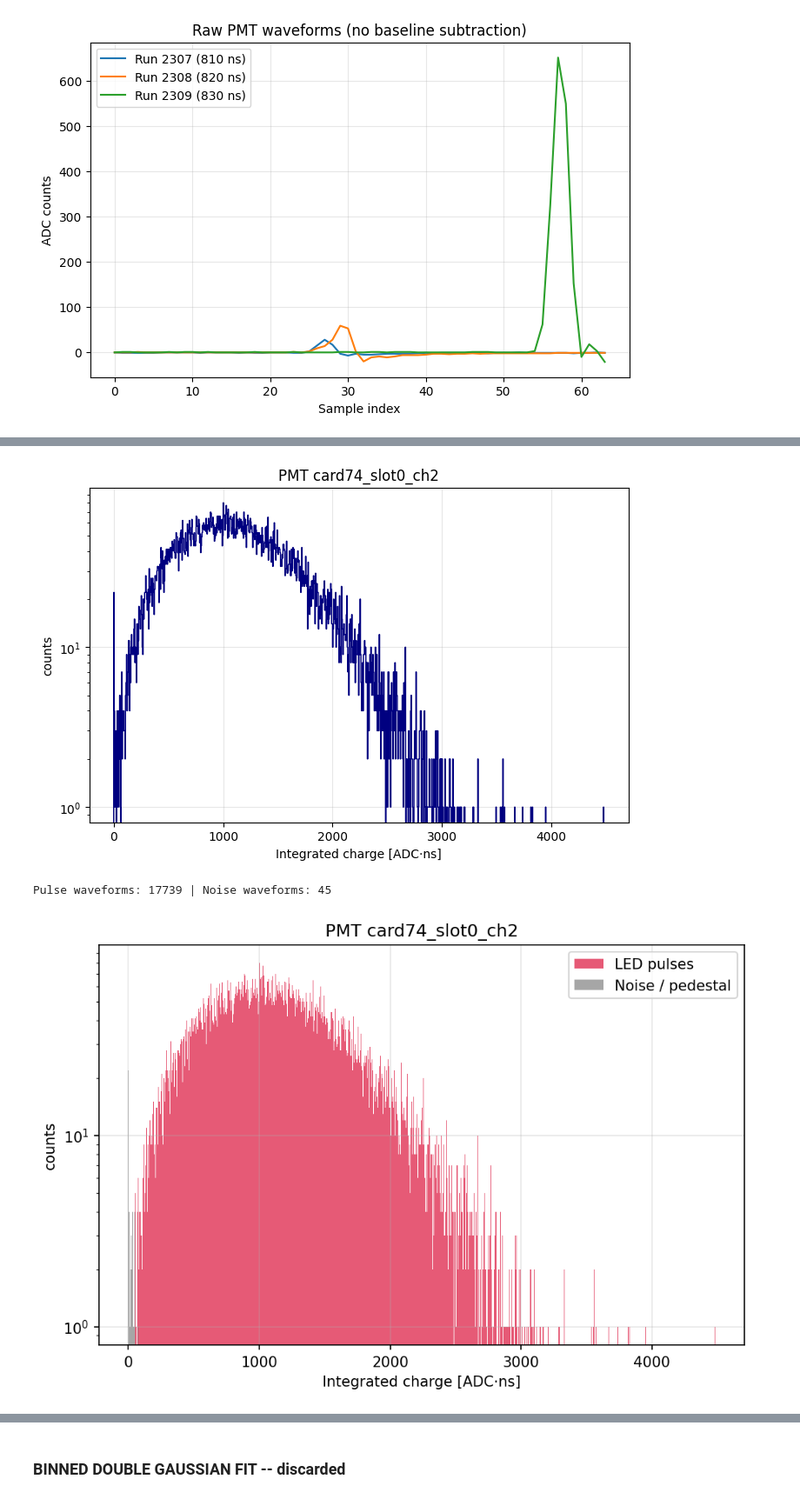
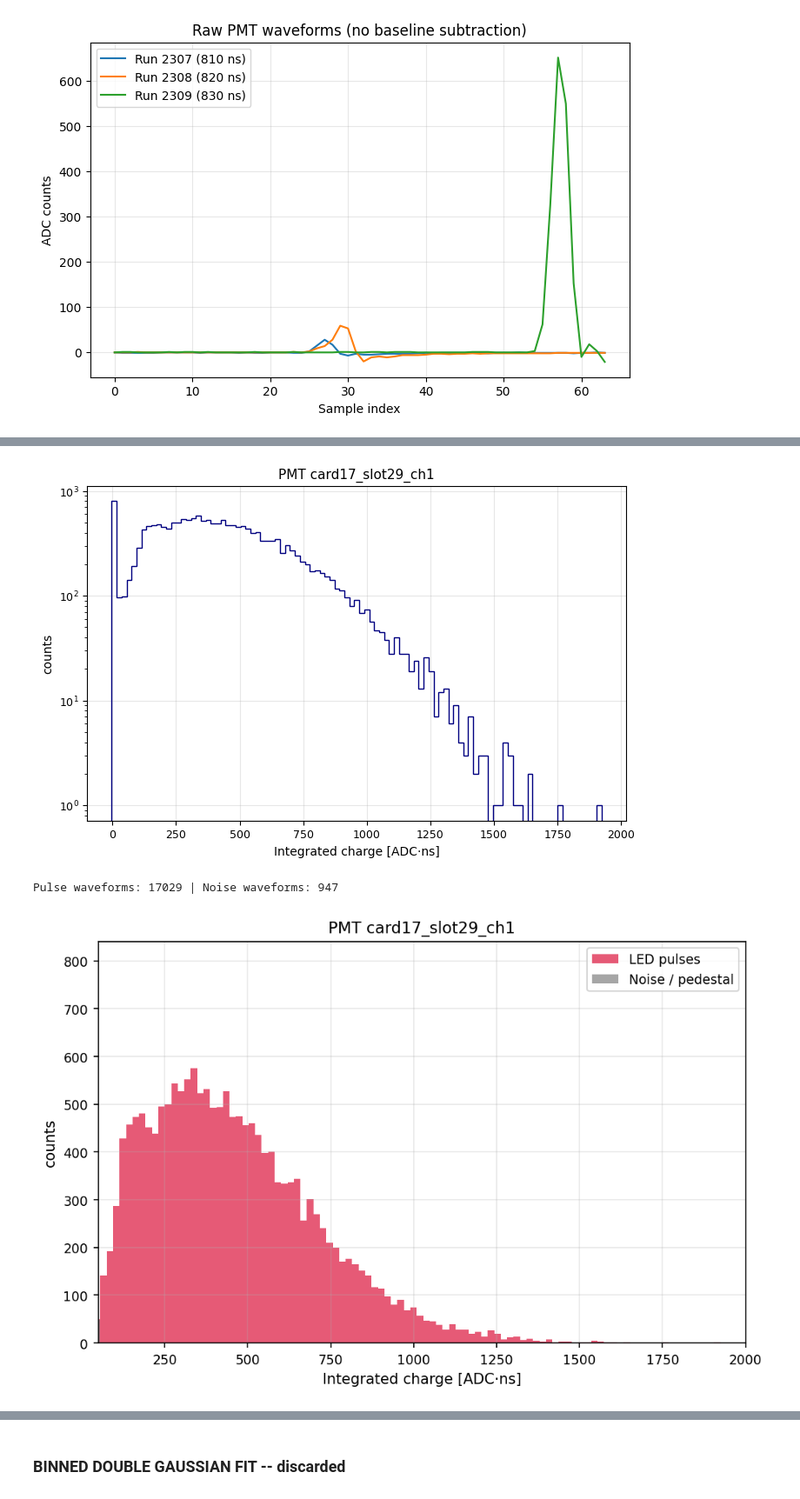
Before and after one commit to elenaramos44/WCTE_MC-Data_Validation_with_GAIN_Calibration, a Jupyter notebook: CALIBRATION.ipynb, the cells around one changed output, grey strips where cells are left out. Shown at 87% size. Cells and saved outputs as stored; diff of their text form; code cells hidden in the pictures.

```diff
--- a/CALIBRATION.ipynb
+++ b/CALIBRATION.ipynb
@@ -1217,5 +1232,5 @@ plt.show()
 # %%
-signal_dir = "/scratch/elena/WCTE_DATA_ANALYSIS/waveform_npz/run2308"
+signal_dir = "/scratch/elena/WCTE_DATA_ANALYSIS/waveform_npz/run2309"
 
 pattern = re.compile(r"card(\d+)_slot(\d+)_ch(\d+)\.npz$")
 
@@ -1406,35 +1421,35 @@ plt.show()
 # %%
-bins = np.linspace(charges.min(), charges.max(), 1000)
+bins = np.linspace(charges.min(), charges.max(), 100)
 
 #total charge distribution (integrated charge)
 plt.figure(figsize=(8,5))
 plt.hist(charges, bins=bins, histtype='step', color='navy')
 plt.xlabel("Integrated charge [ADC·ns]")
 plt.ylabel("counts")
 plt.yscale("log")
 #plt.xlim(-100, 500)
 plt.title(f"PMT {pmt_label}")
 plt.grid(True, alpha=0.3)
 plt.show()
 
 
 pulse_mask = np.array([len(p) > 0 for p in all_peaks])
 noise_mask = ~pulse_mask
 
 print(f"Pulse waveforms: {np.sum(pulse_mask)} | Noise waveforms: {np.sum(noise_mask)}")
 
 plt.figure(figsize=(8,5), dpi=150)
 plt.hist(charges[pulse_mask], bins=bins, color='crimson', alpha=0.7, label='LED pulses')
 plt.hist(charges[noise_mask], bins=bins, color='gray', alpha=0.7, label='Noise / pedestal')
 plt.xlabel("Integrated charge [ADC·ns]")
 plt.ylabel("counts")
-plt.yscale("log")
-#plt.xlim(-20, 500)
+#plt.yscale("log")
+plt.xlim(50, 2000)
 plt.title(f"PMT {pmt_label}")
 plt.legend()
 plt.grid(True, alpha=0.3)
 plt.show()
 # %% [output]
-[figure, old version]
+[figure, new version]
-Pulse waveforms: 17739 | Noise waveforms: 45
+Pulse waveforms: 17029 | Noise waveforms: 947
-[figure, old version]
+[figure, new version]
```
Also changed, not shown: parts of 21 cells of this notebook.
